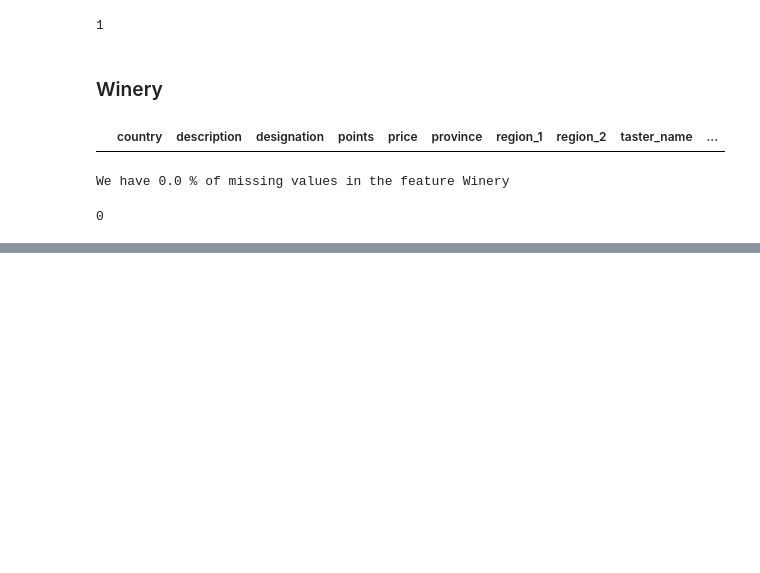
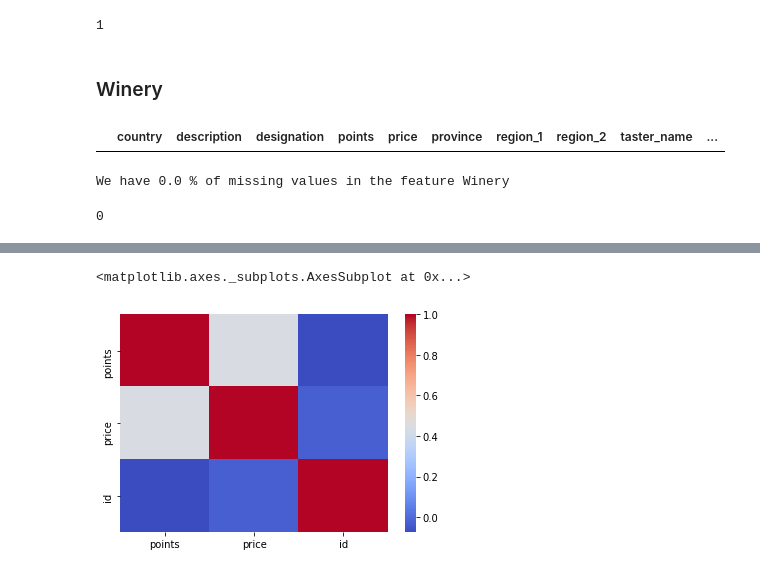
Before and after one commit to KANUBALAD/Group_One, a Jupyter notebook: Group 1.ipynb, the cells around one changed output, grey strips where cells are left out. Cells and saved outputs as stored; diff of their text form; code cells hidden in the pictures; blank space fills up the shorter version.

```diff
--- a/Group 1.ipynb
+++ b/Group 1.ipynb
@@ -344,0 +349,2 @@ train.winery.isnull().sum()
+# %%
+numerical_train = train[train.columns[train.dtypes != 'object']]
@@ -344,0 +362,5 @@ train.winery.isnull().sum()
+# %%
+sns.heatmap(numerical_train.corr(),cmap='coolwarm')
+# %% [output]
+<matplotlib.axes._subplots.AxesSubplot at 0x...>
+[figure, added]
```
Also changed, not shown: parts of 8 cells of this notebook, 7 other files.
